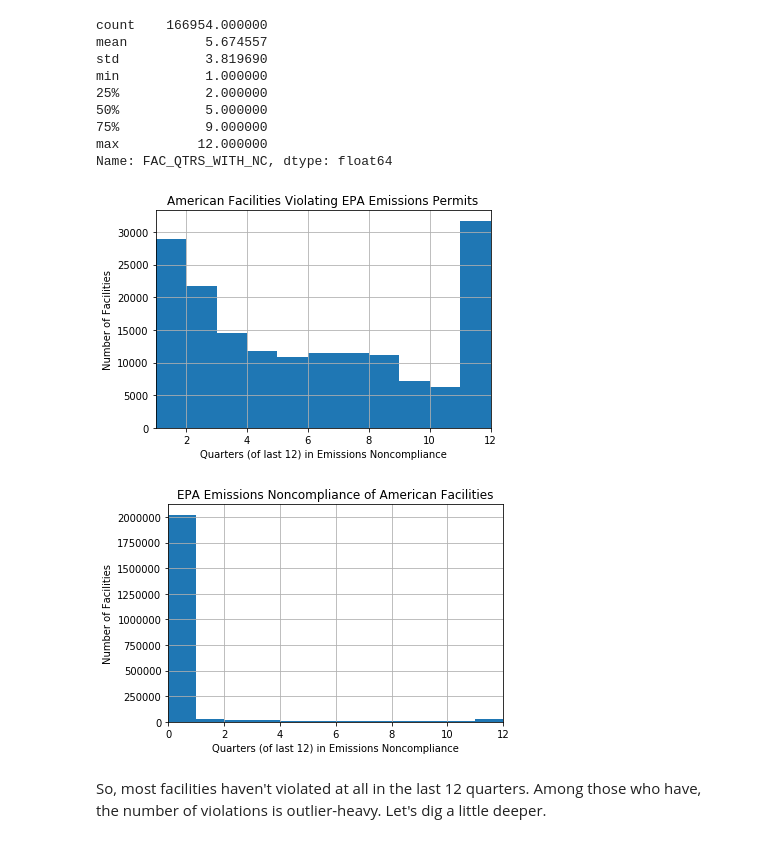
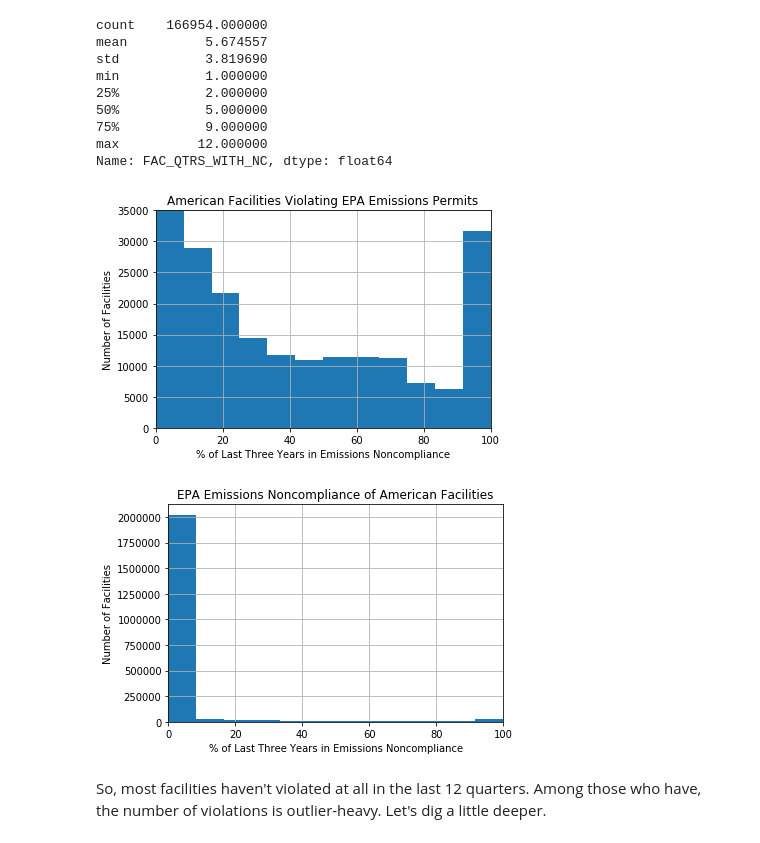
Before and after one commit to Frijol/echo-enforcement, a Jupyter notebook: exploration.ipynb, the cells around one changed output. Saved outputs shown, nothing was run; the diff lists cells and outputs as text; code cells hidden in the pictures.

```diff
--- a/exploration.ipynb
+++ b/exploration.ipynb
@@ -75,25 +72,26 @@ Name: FAC_QTRS_WITH_NC, dtype: float64
 # %%
 # sounds like a bell curve, let's get a visual
 
-plt.hist(clean_data["FAC_QTRS_WITH_NC"], bins=11)
+plt.hist(echo_data["FAC_QTRS_WITH_NC"]/.12, bins=12)
 plt.title("American Facilities Violating EPA Emissions Permits")
-plt.xlabel("Quarters (of last 12) in Emissions Noncompliance")
+plt.xlabel("% of Last Three Years in Emissions Noncompliance")
 plt.ylabel("Number of Facilities")
-plt.xlim(1, 12)
+plt.xlim(0, 100)
+plt.ylim(0, 35000)
 plt.grid()
 # %% [output]
-[figure, old version]
+[figure, new version]
 # %%
 # not what I expected at all! How does this compare to the broader set including the non-violators?
 
-plt.hist(echo_data["FAC_QTRS_WITH_NC"], bins=12)
+plt.hist(echo_data["FAC_QTRS_WITH_NC"]/.12, bins=12)
 plt.title("EPA Emissions Noncompliance of American Facilities")
-plt.xlabel("Quarters (of last 12) in Emissions Noncompliance")
+plt.xlabel("% of Last Three Years in Emissions Noncompliance")
 plt.ylabel("Number of Facilities")
-plt.xlim(0, 12)
+plt.xlim(0, 100)
 plt.grid()
 # %% [output]
-[figure, old version]
+[figure, new version]
 # %% [markdown]
 So, most facilities haven't violated at all in the last 12 quarters. Among those who have, the number of violations is outlier-heavy. Let's dig a little deeper.
 # %% [markdown]
```
Also changed, not shown: parts of 10 cells of this notebook, 1 other file.
